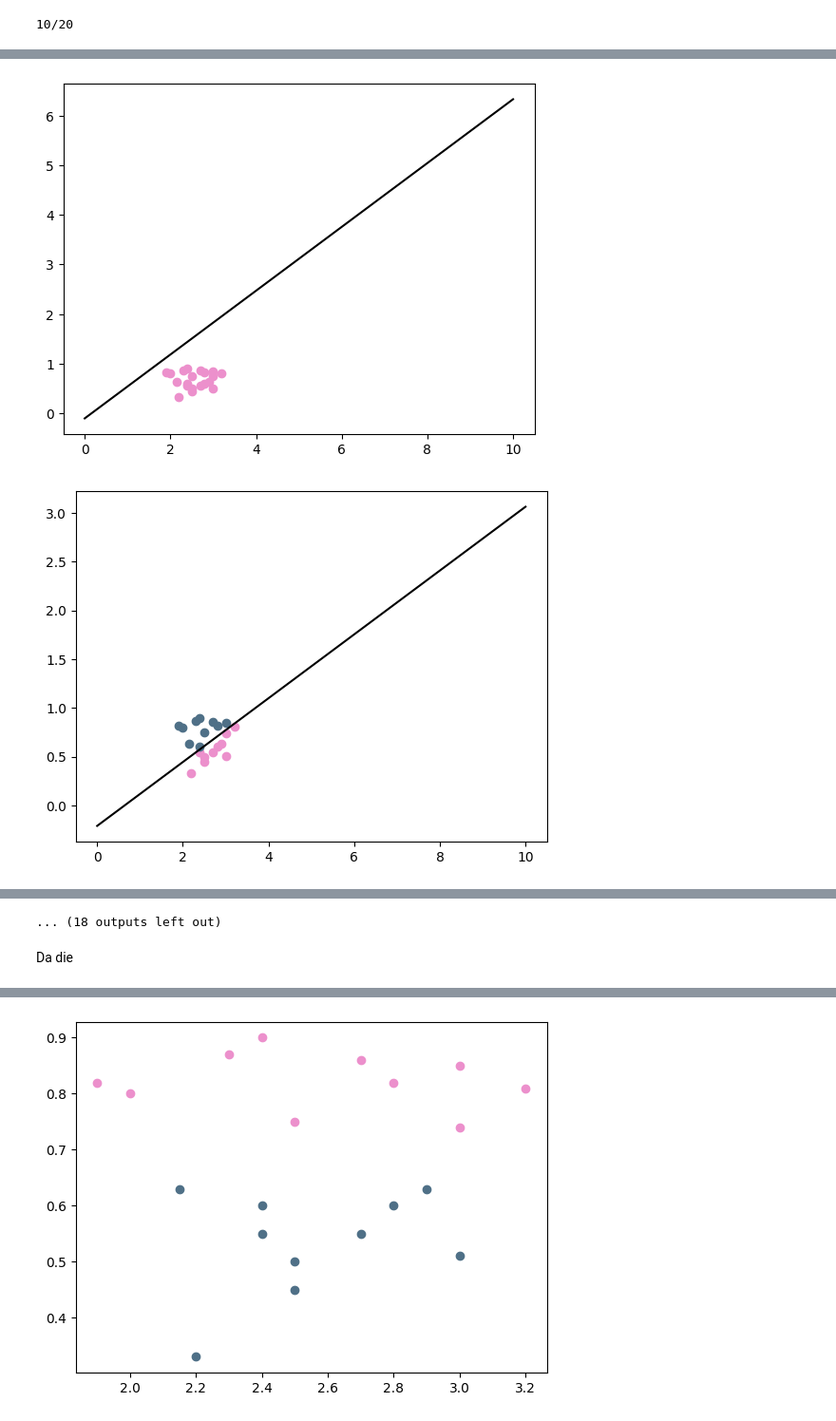
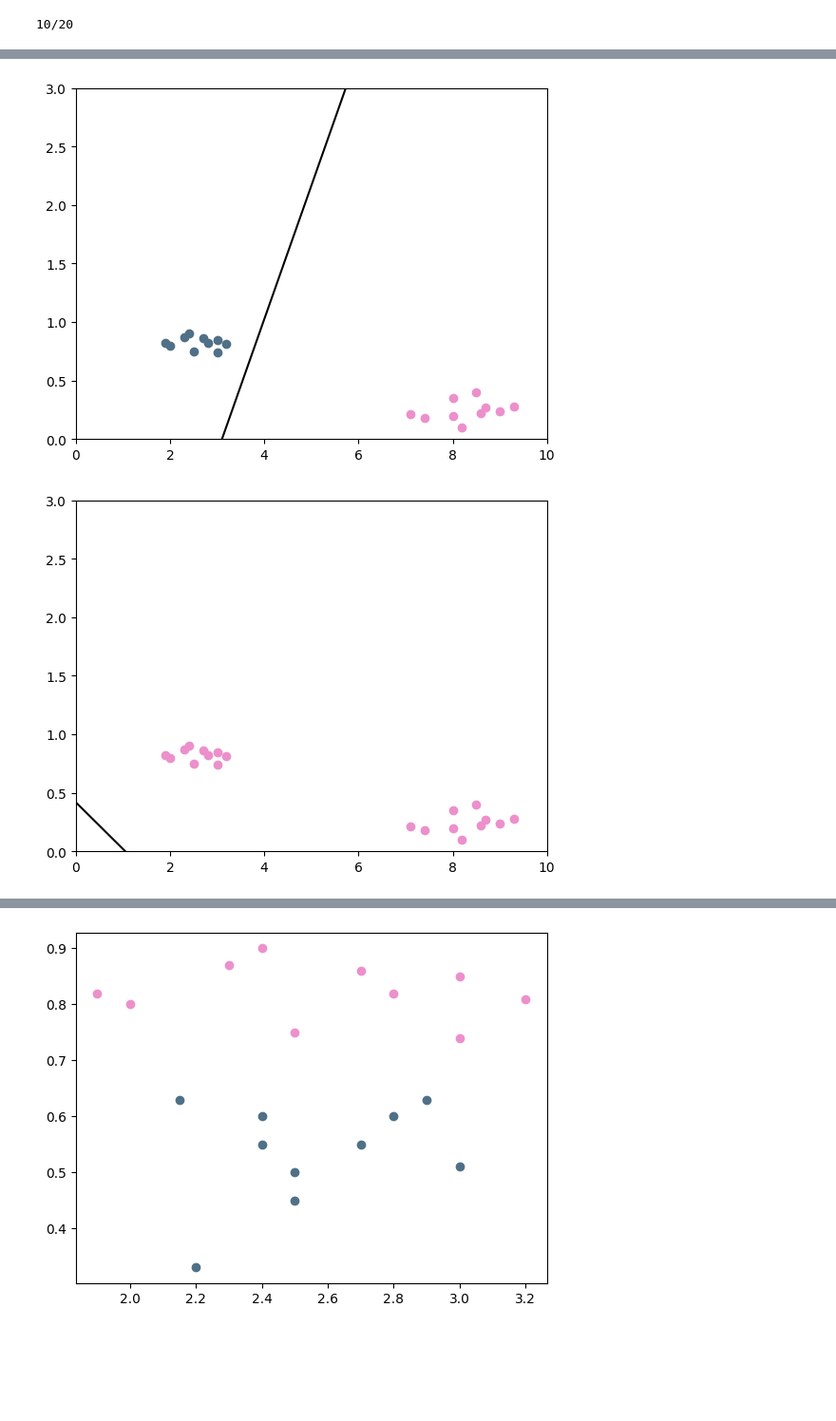
Before and after one commit to Lehr-Lern-Labor/SCKI, a Jupyter notebook: 02 - Perzeptron/02_Perzeptron.ipynb, the cells around one changed output, grey strips where cells are left out. Shown at 95% size. Cells and saved outputs as stored; diff of their text form; code cells hidden in the pictures; blank space fills up the shorter version.

```diff
--- a/02 - Perzeptron/02_Perzeptron.ipynb
+++ b/02 - Perzeptron/02_Perzeptron.ipynb
@@ -225,7 +225,5 @@ $$b^{\text{neu}} = b^{\text{alt}} + 0.1 \cdot (o - l)$$
 # %%
-eta = 0.01
-
-def train(x1, x2, label):
+def train(x1, x2, label, eta=0.1):
     global w1, w2, b
     o = perzeptron(x1, x2)
     error = (o - label)
@@ -242,7 +240,7 @@ ____
 # %%
-w1 = random.uniform(-1,1)
-w2 = random.uniform(-1,1)
-b = random.uniform(-1,1)
+w1 = -1
+w2 = 1
+b = 1.5
 
 for _ in range(100):
     error_total = 0
@@ -257,34 +255,34 @@ for _ in range(100):
 
         if w2 != 0:
             m = -w1 / w2
             c = -b / w2
             x = np.linspace(0,10,100)
             y = m * x + c
             plt.plot(x, y, color="black")
             for element in daten:
                 if w1 * element[0] + w2 * element[1] + b <= 0:
                     plt.scatter(element[0], element[1], color=farbe_eier_blaumeise)
                 else:
                     plt.scatter(element[0], element[1], color=farbe_eier_greifvogel)
         else:
             x = -b / w1
             plt.axvline(x = x, color="black")
             for element in l:
                 if w1 * element[0][0] + b <= 0:
                     plt.scatter(element[0], element[1], color=farbe_eier_blaumeise)
                 else:
                     plt.scatter(element[0], element[1], color=farbe_eier_greifvogel)
 
         if error != 0:
             train(x1, x2, label)
             error_total += 1
 
     if error_total == 0:
         break
 
-    # plt.xlim(0,1)
-    # plt.ylim(0,1)
+    plt.xlim(0,10)
+    plt.ylim(0,3)
     plt.show()
 # %% [output]
-[figure, old version]
+[figure, new version]
-[figure, old version]
+[figure, new version]
@@ -301,3 +290,0 @@ for _ in range(100):
-... (18 outputs left out)
-# %% [markdown]
-Da die
```
Also changed, not shown: parts of 10 cells of this notebook, 10 other files.
